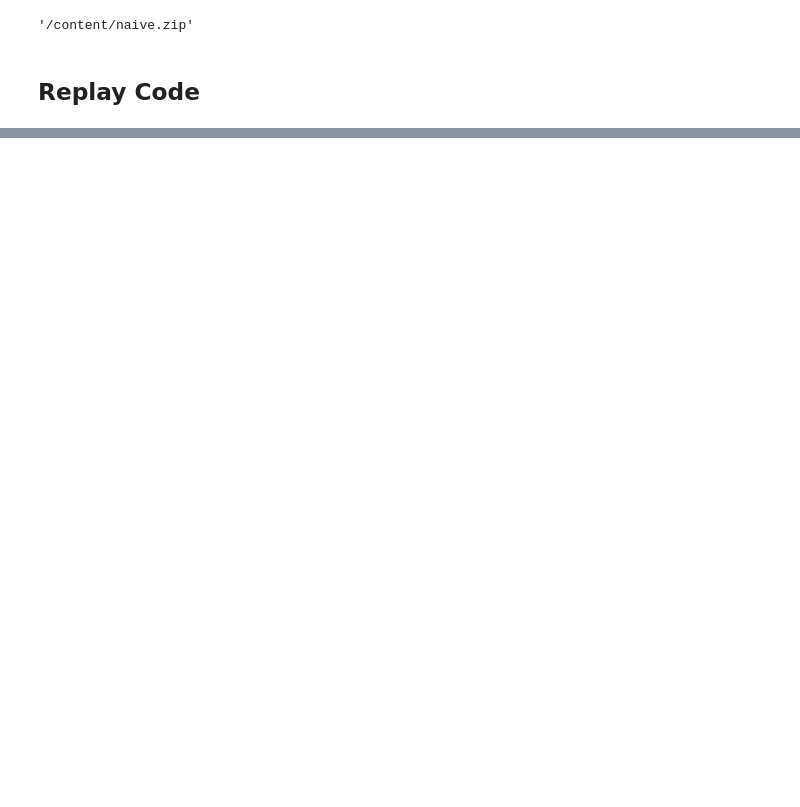
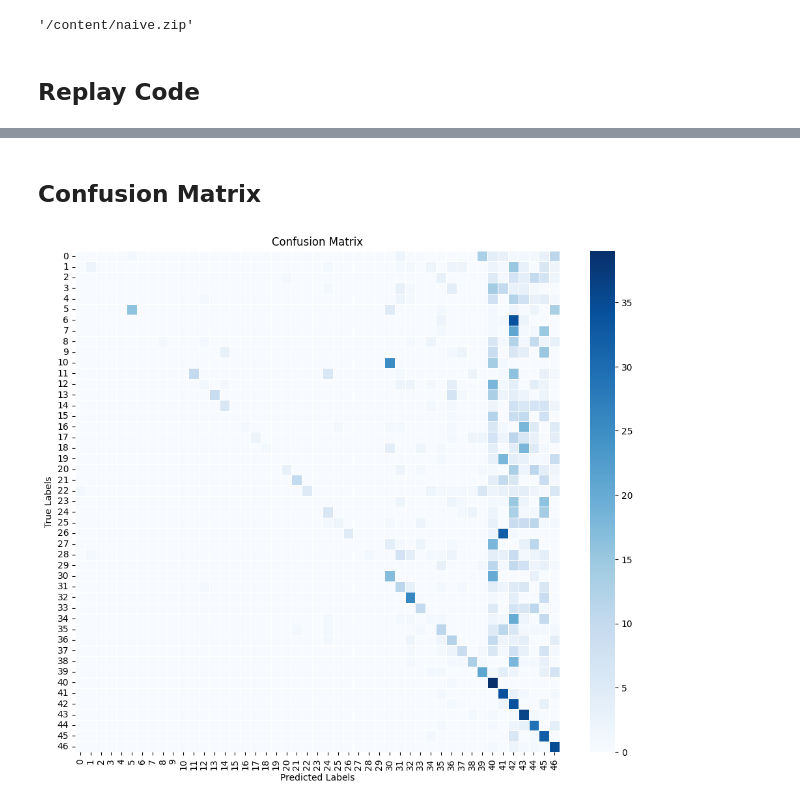
Before and after one commit to avelynkwong/fg-continual-learning, a Jupyter notebook: eda2_train_new_task.ipynb, the cells around one changed output, grey strips where cells are left out. Saved outputs shown, nothing was run; the diff lists cells and outputs as text; code cells hidden in the pictures; blank space fills up the shorter version.

```diff
--- a/eda2_train_new_task.ipynb
+++ b/eda2_train_new_task.ipynb
@@ -96,23 +123,27 @@ from collections import defaultdict
 import torch
 from tqdm import tqdm
 
-def group_task_indices(dataset, cumulative=False):
+def group_task_indices(dataset, cumulative=False, max_per_class=1000, classes_per_task=10):
     """
     Task 0: 0-9, Task 1: 10-19, ..., Task 9: 90-99
     Output a dictionary where keys are task indices and values are lists of image indices.
     For example, task_dict[0] will contain indices of images with labels 0-9.
     """
+    per_class_counts = defaultdict(int)
     task_dict = defaultdict(list)
     for idx, (_, label) in tqdm(enumerate(dataset), total=len(dataset)):
         # for test and val, should have cumulative indices (all classes seen so far)
+        if per_class_counts[label] >= max_per_class:
+          continue
+        per_class_counts[label] += 1
         if cumulative:
-          for i in range((label // 10), 10):
+          for i in range((label // classes_per_task), classes_per_task):
             task_dict[i].append(idx)
         else:
-          task_dict[label // 10].append(idx)
+          task_dict[label // classes_per_task].append(idx)
     return task_dict
 
-train_task_idxs = group_task_indices(train_dataset)
+train_task_idxs = group_task_indices(train_dataset, cumulative=False, max_per_class=60)
 val_task_idxs = group_task_indices(val_dataset, cumulative=True)
 test_task_idxs = group_task_indices(test_dataset, cumulative=True)
 # %%
@@ -631,0 +700,68 @@ shutil.make_archive('replay', 'zip', 'replay')
+# %% [markdown]
+## Confusion Matrix
+# %%
+import torch
+import numpy as np
+from sklearn.metrics import confusion_matrix
+import seaborn as sns
+import matplotlib.pyplot as plt
+from torch.utils.data import Dataset, DataLoader, Subset, ConcatDataset
+from torchvision import models
+import torch.optim as optim
+
+def get_confusion_matrix(model, test_loader, num_classes):
+    """
+    Computes the confusion matrix for a given model and dataset.
+
+    Args:
+        model: The trained model.
+        test_loader: The DataLoader for the test dataset.
+        num_classes: The number of classes in the dataset.
+
+    Returns:
+        A NumPy array representing the confusion matrix.
+    """
+
+    model.eval()
+    all_preds = []
+    all_labels = []
+
+    with torch.no_grad():  # Move the with statement here
+        for imgs, labels in test_loader:  # Use a for loop for iteration
+            imgs, labels = imgs.cuda(), labels.cuda()
+            output = model(imgs)
+            preds = output.argmax(dim=1).cpu().numpy()
+            all_preds.extend(preds)
+            all_labels.extend(labels.cpu().numpy())
+
+    cm = confusion_matrix(all_labels, all_preds, labels=range(num_classes))
+    return cm
+
+num_classes = 47
+
+model = models.resnet18(pretrained=True)
+modify_resnet_head(model, num_classes)
+model.load_state_dict(torch.load("model-replay-DTD.pth"))
+model.cuda()
+
+test_loader = torch.utils.data.DataLoader(
+    test_dataset,
+    batch_size=256,
+    shuffle=False,
+    num_workers=4,
+    worker_init_fn=seed_worker,
+    generator=g
+)
+
+# Get the confusion matrix
+cm = get_confusion_matrix(model, test_loader, num_classes)
+
+# --- Display the Confusion Matrix ---
+plt.figure(figsize=(12, 10))
+sns.heatmap(cm, annot=False, fmt="d", cmap="Blues", linewidths=.5)
+plt.xlabel("Predicted Labels")
+plt.ylabel("True Labels")
+plt.title("Confusion Matrix")
+plt.show()
+# %% [output]
+[figure, added]
```
Also changed, not shown: parts of 24 cells of this notebook.
